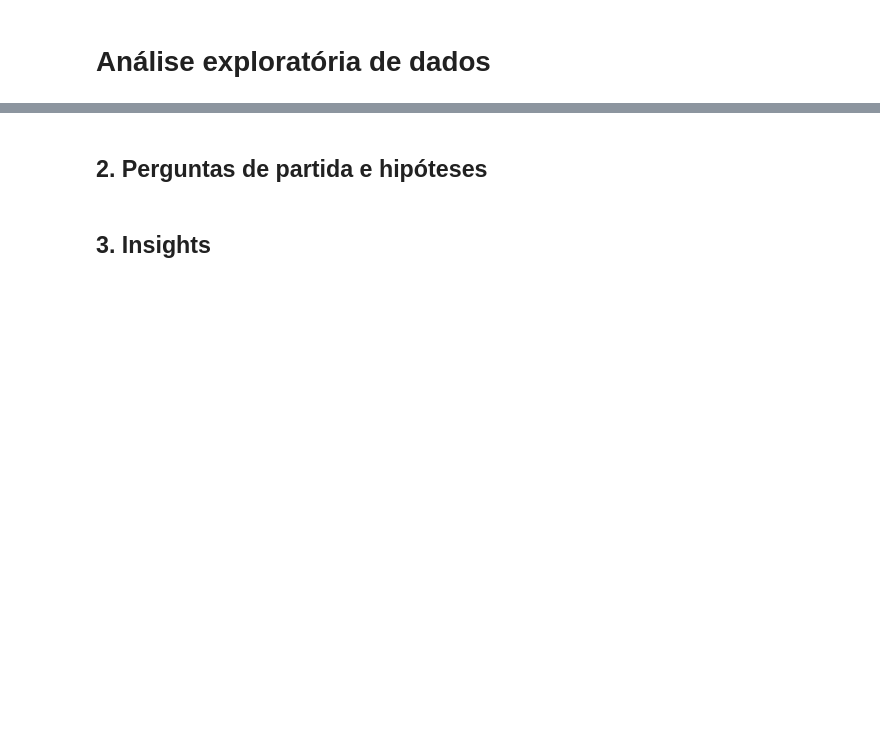
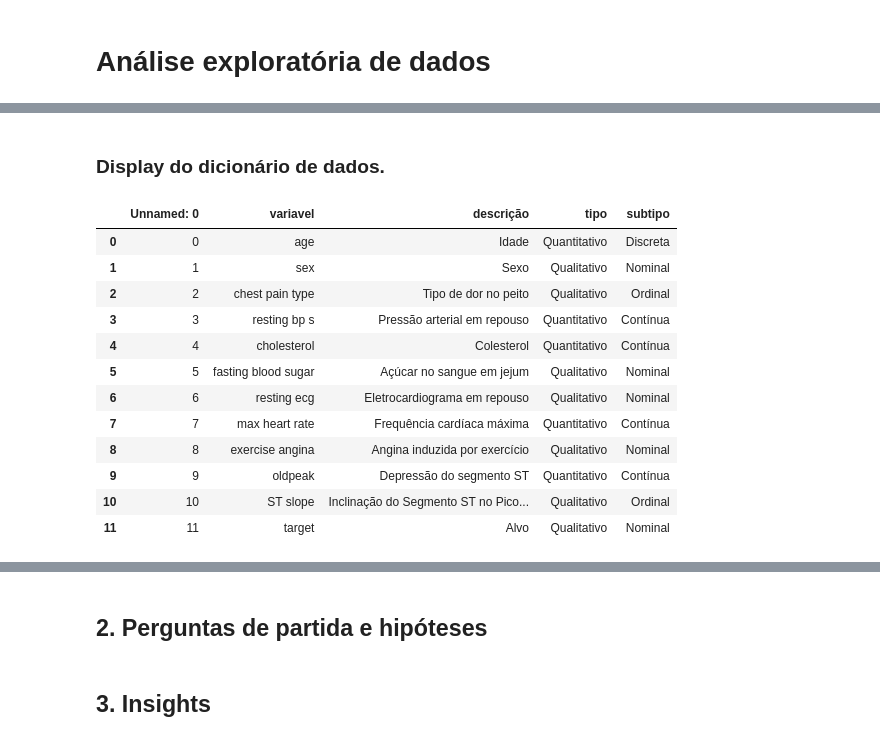
Before and after one commit to atlantico-academy/equipe8-2024.3, a Jupyter notebook: notebooks/01-exploratory_data_analysis.ipynb, the cells around one changed output, grey strips where cells are left out. Drawn from its saved outputs; the diff is of its cells as text; code cells hidden in the pictures; blank space fills up the shorter version.

```diff
--- a/notebooks/01-exploratory_data_analysis.ipynb
+++ b/notebooks/01-exploratory_data_analysis.ipynb
@@ -9,0 +53,19 @@ ParserError: Error tokenizing data. C error: Expected 1 fields in line 42, saw 2
+# %% [markdown]
+### Display do dicionário de dados.
+# %%
+dictionary = pd.read_csv("../data/external/dicionario.csv")
+display(dictionary)
+# %% [output]
+|  | Unnamed: 0 | variavel | descrição | tipo | subtipo |
+| 0 | 0 | age | Idade | Quantitativo | Discreta |
+| 1 | 1 | sex | Sexo | Qualitativo | Nominal |
+| 2 | 2 | chest pain type | Tipo de dor no peito | Qualitativo | Ordinal |
+| 3 | 3 | resting bp s | Pressão arterial em repouso | Quantitativo | Contínua |
+| 4 | 4 | cholesterol | Colesterol | Quantitativo | Contínua |
+| 5 | 5 | fasting blood sugar | Açúcar no sangue em jejum | Qualitativo | Nominal |
+| 6 | 6 | resting ecg | Eletrocardiograma em repouso | Qualitativo | Nominal |
+| 7 | 7 | max heart rate | Frequência cardíaca máxima | Quantitativo | Contínua |
+| 8 | 8 | exercise angina | Angina induzida por exercício | Qualitativo | Nominal |
+| 9 | 9 | oldpeak | Depressão do segmento ST | Quantitativo | Contínua |
+| 10 | 10 | ST slope | Inclinação do Segmento ST no Pico... | Qualitativo | Ordinal |
+| 11 | 11 | target | Alvo | Qualitativo | Nominal |
```
Also changed, not shown: parts of 15 cells of this notebook.
